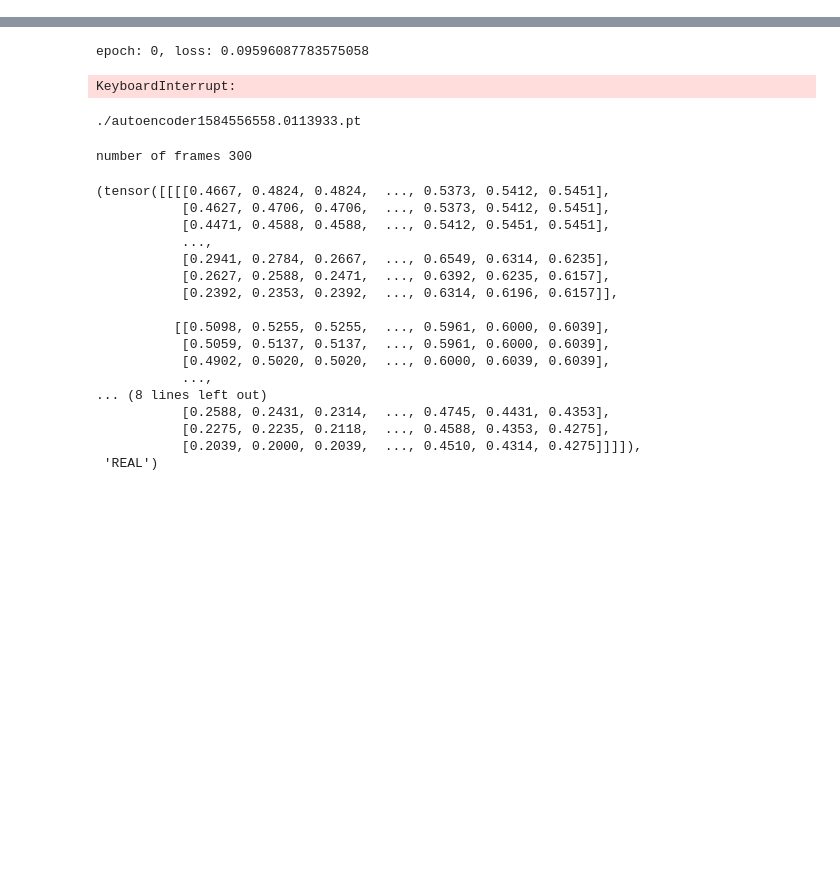
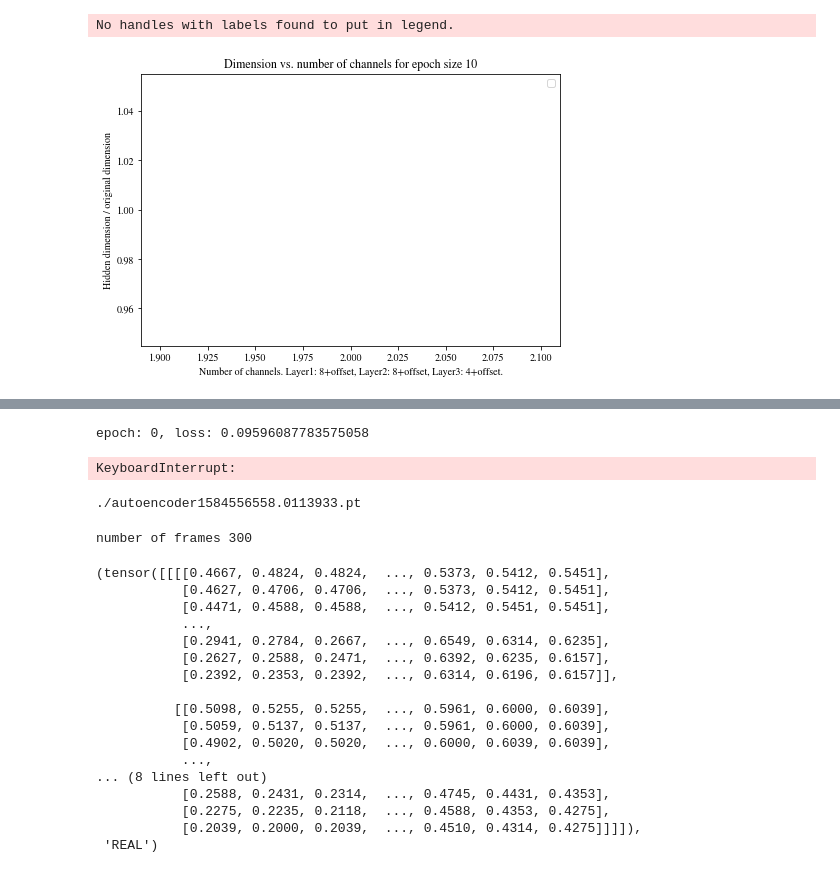
Before and after one commit to johnchrishays/deepfake, a Jupyter notebook: autoencoder_experiments.ipynb, the cells around one changed output, grey strips where cells are left out. Saved outputs shown, nothing was run; the diff lists cells and outputs as text; code cells hidden in the pictures; blank space fills up the shorter version.

```diff
--- a/autoencoder_experiments.ipynb
+++ b/autoencoder_experiments.ipynb
@@ -7,0 +117,9 @@ from models import Autoencoder
+# %%
+plt.plot(list(offset_range), [hidden_dim/(3*1920*1080) for hidden_dim in hidden_dims])
+plt.title(f"Dimension vs. number of channels for epoch size {EPOCH_SIZE}")
+plt.xlabel("Number of channels. Layer1: 8+offset, Layer2: 8+offset, Layer3: 4+offset.")
+plt.ylabel("Hidden dimension / original dimension")
+pdf_savefig()
+# %% [output]
+No handles with labels found to put in legend.
+[figure, added]
```
Also changed, not shown: parts of 11 cells of this notebook, 3 other files.
